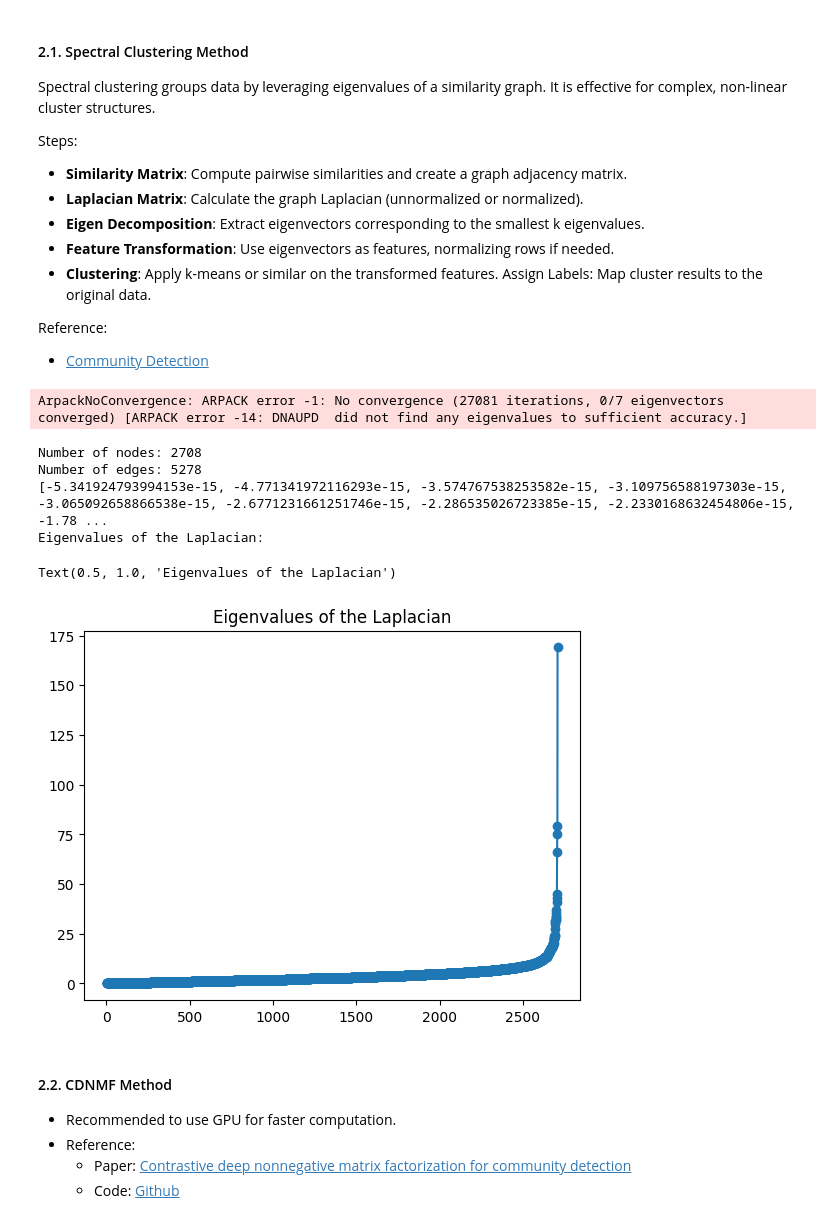
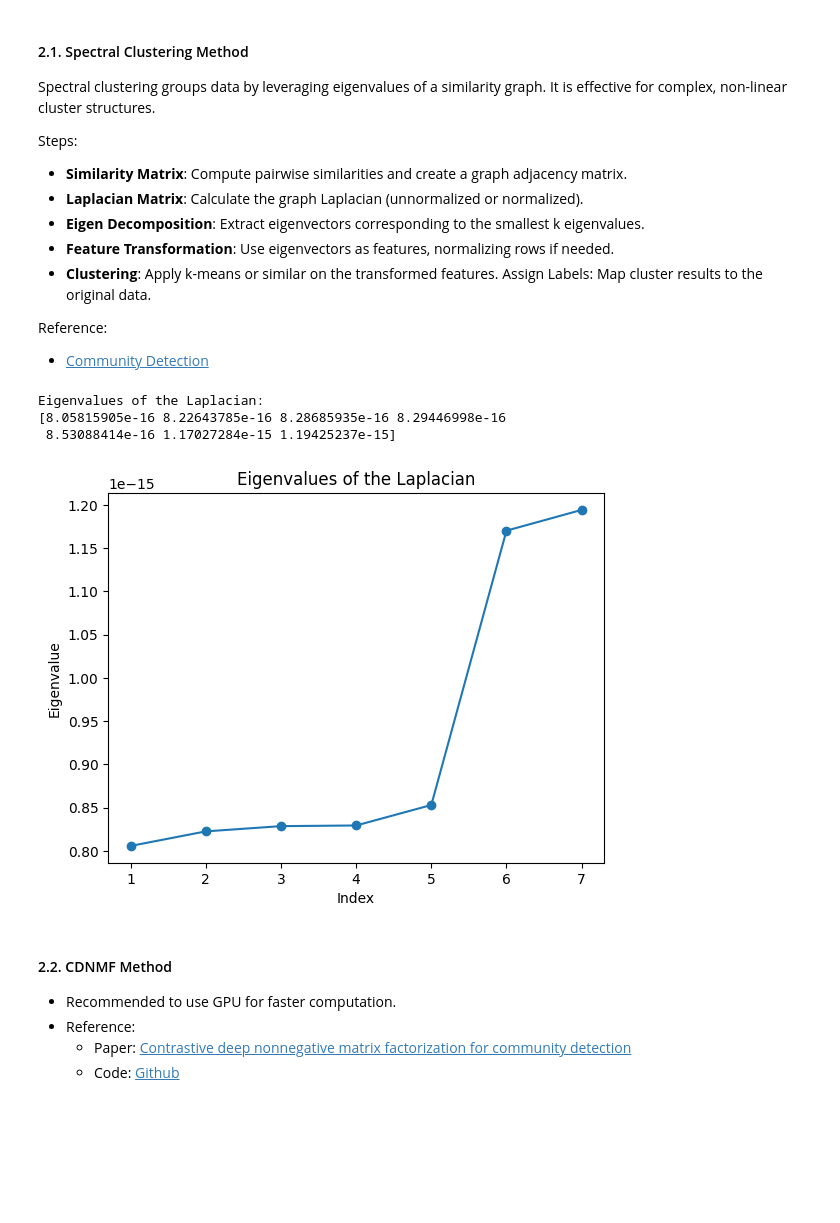
Before and after one commit to hardness1020/Community_Detection, a Jupyter notebook: main.ipynb, the cells around one changed output. Cells and saved outputs as stored; diff of their text form; code cells hidden in the pictures; blank space fills up the shorter version.

```diff
--- a/main.ipynb
+++ b/main.ipynb
@@ -124,34 +116,24 @@ def spectral_clustering(G, k, laplacian_type="symmetric", **kwargs):
 # %%
 # Run the spectral clustering algorithm
 
 cora_G = nx.read_edgelist('dataset/cora/edges.txt', nodetype=int)
 
 labels_dict = spectral_clustering(cora_G, 7, laplacian_type="symmetric")
-labels_dict
+
+# Map the labels to y_pred
+y_pred = np.zeros(len(cora_G.nodes))
+for i, cluster in enumerate(labels_dict):
+    for node in labels_dict[cluster]:
+        y_pred[node] = i
+y_pred = y_pred.astype(int)
+
+# Save the y_pred, each row is a node and the value is the cluster
+np.savetxt('prediction/spectral.txt', y_pred, fmt='%d')
 # %% [output]
-ArpackNoConvergence: ARPACK error -1: No convergence (27081 iterations, 0/7 eigenvectors converged) [ARPACK error -14: DNAUPD  did not find any eigenvalues to sufficient accuracy.]
+Eigenvalues of the Laplacian:
+[8.05815905e-16 8.22643785e-16 8.28685935e-16 8.29446998e-16
+ 8.53088414e-16 1.17027284e-15 1.19425237e-15]
+[figure, added]
-# %%
-# Run spectral clustering
-
-# Load the graph
-cora_G = nx.read_edgelist('dataset/cora/edges.txt', nodetype=int)
-print('Number of nodes:', cora_G.number_of_nodes())
-print('Number of edges:', cora_G.number_of_edges())
-
-# Calculate the spectral clustering
-egn_values = nx.laplacian_spectrum(cora_G)
-print(sorted(egn_values))
-print("Eigenvalues of the Laplacian:")
-plt.figure()
-plt.plot(range(1, len(egn_values) + 1), egn_values, marker='o')
-plt.title("Eigenvalues of the Laplacian")
-# %% [output]
-Number of nodes: 2708
-Number of edges: 5278
-[-5.341924793994153e-15, -4.771341972116293e-15, -3.574767538253582e-15, -3.109756588197303e-15, -3.065092658866538e-15, -2.6771231661251746e-15, -2.286535026723385e-15, -2.2330168632454806e-15, -1.78 ...
-Eigenvalues of the Laplacian:
-Text(0.5, 1.0, 'Eigenvalues of the Laplacian')
-[figure, removed]
 # %% [markdown]
 #### 2.2. CDNMF Method
 - Recommended to use GPU for faster computation.
```
Also changed, not shown: parts of 6 cells of this notebook, 1 other file.
